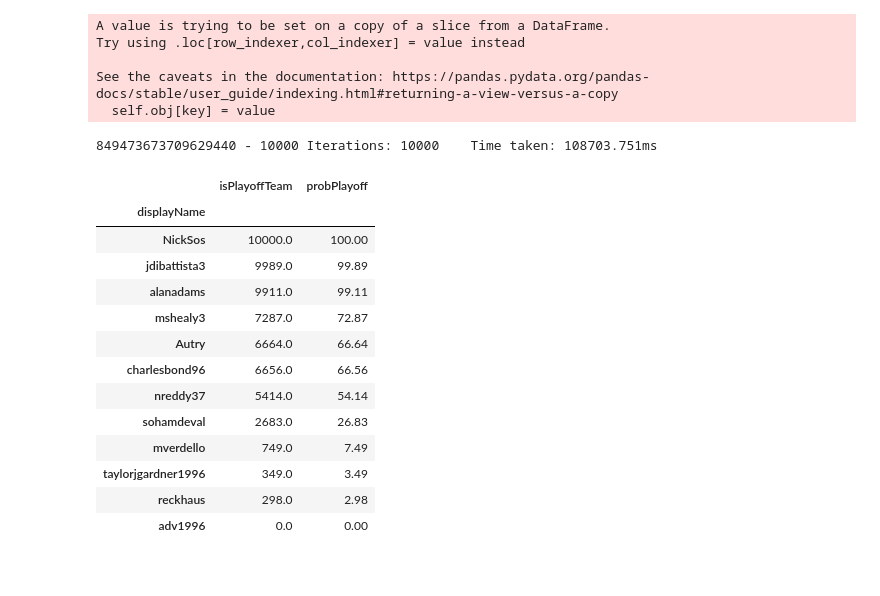
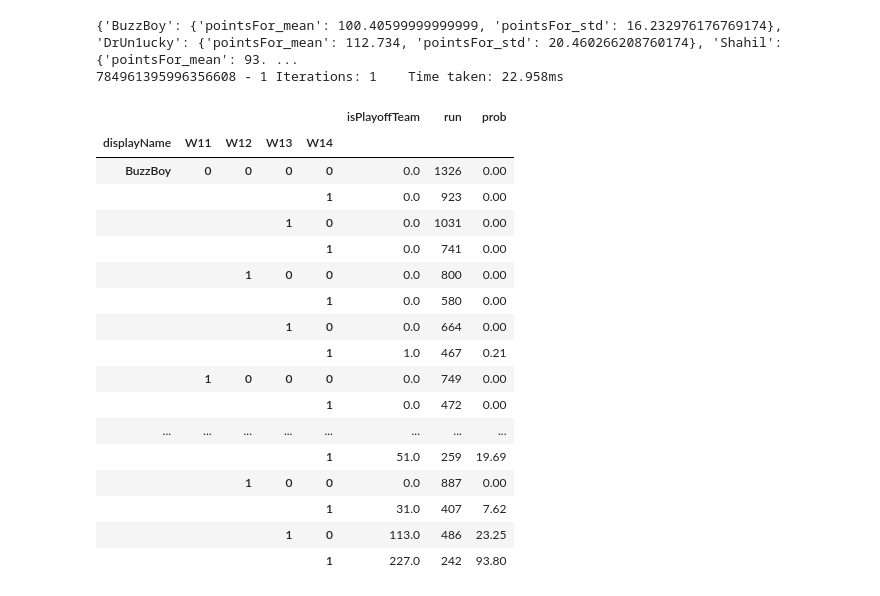
Before and after one commit to adv1996/uff-client, a Jupyter notebook: pipeline/notebooks/sandbox.ipynb, the cells around one changed output. Saved outputs shown, nothing was run; the diff lists cells and outputs as text; code cells hidden in the pictures.

Commit message:
refactor(sandbox): fix playoff simulation code

```diff
--- a/pipeline/notebooks/sandbox.ipynb
+++ b/pipeline/notebooks/sandbox.ipynb
@@ -140,8 +111,6 @@ lookupMapStats = aggregrated_df.to_dict('index')
 # Run 1: Time taken: 52195.011ms ~ todo reduce the time taken...
 import time
 import pandas as pd
-
-
 
 def createSimulation(leagueId, week, num_playoff_teams, runs):
     df = pd.read_csv(f'{leagueId}.csv')
@@ -156,60 +125,58 @@ def createSimulation(leagueId, week, num_playoff_teams, runs):
     aggregrated_df.columns = list(map(lambda x: x[0] + "_" + x[1], aggregrated_df.columns))
     lookupMapStats = aggregrated_df.to_dict('index')
 
-
     start = time.time()
     simulation_df = pd.DataFrame()
     for run in range(0, runs):
         df = simulation(run, upcoming_matches, completed_matches, num_playoff_teams, lookupMapStats)
+        df = df[['run', 'outcome', 'pointsFor', 'isPlayoffTeam', 'W11', 'W12', 'W13', 'W14']]
         simulation_df = pd.concat([simulation_df, df])
     results = simulation_df.groupby('displayName').agg({'isPlayoffTeam': 'sum'})
     results['probPlayoff'] = round(results['isPlayoffTeam'] / runs * 100, 2)
     end = time.time()
 
+    print(lookupMapStats)
     print(f"{leagueId} - {runs} Iterations: {runs}\tTime taken: {(end-start)*10**3:.03f}ms")
-    return results.sort_values(by=['probPlayoff'], ascending=False)
+#     return results.sort_values(by=['probPlayoff'], ascending=False)
+    return simulation_df
 # %%
 import pandas as pd
-pd.set_option('display.max_columns', None) #prevents trailing elipses
-pd.set_option('display.max_rows', None)
 
 LAST_COMPLETED_WEEK = 10
 PLAYOFF_TEAMS = 6
-RUNS = 10000
-
+# RUNS = 10000
+RUNS = 1
 ATL_LEAGUE_ID = 784961395996356608
 TCAN_LEAGUE_ID = 849473673709629440
 DYNASTY_LEAGUE_ID = 870520789705854976
 
-createSimulation(TCAN_LEAGUE_ID, LAST_COMPLETED_WEEK, PLAYOFF_TEAMS, RUNS)
+results = createSimulation(ATL_LEAGUE_ID, LAST_COMPLETED_WEEK, PLAYOFF_TEAMS, RUNS)
 # %% [output]
-A value is trying to be set on a copy of a slice from a DataFrame.
-Try using .loc[row_indexer,col_indexer] = value instead
-
-See the caveats in the documentation: https://pandas.pydata.org/pandas-docs/stable/user_guide/indexing.html#returning-a-view-versus-a-copy
-  self.obj[key] = value
+{'BuzzBoy': {'pointsFor_mean': 100.40599999999999, 'pointsFor_std': 16.232976176769174}, 'DrUn1ucky': {'pointsFor_mean': 112.734, 'pointsFor_std': 20.460266208760174}, 'Shahil': {'pointsFor_mean': 93. ...
+784961395996356608 - 1 Iterations: 1    Time taken: 22.958ms
-849473673709629440 - 10000 Iterations: 10000    Time taken: 108703.751ms
-|  | isPlayoffTeam | probPlayoff |
-| displayName |  |  |
-| NickSos | 10000.0 | 100.00 |
-| jdibattista3 | 9989.0 | 99.89 |
-| alanadams | 9911.0 | 99.11 |
-| mshealy3 | 7287.0 | 72.87 |
-| Autry | 6664.0 | 66.64 |
-| charlesbond96 | 6656.0 | 66.56 |
-| nreddy37 | 5414.0 | 54.14 |
-| sohamdeval | 2683.0 | 26.83 |
-| mverdello | 749.0 | 7.49 |
-| taylorjgardner1996 | 349.0 | 3.49 |
-| reckhaus | 298.0 | 2.98 |
-| adv1996 | 0.0 | 0.00 |
 # %%
-# Experiment: How to calculate playoff leverage
-# Experiment: How to calculate playoff odds from week 1
-# Experiemnt: Compare against remaining strength of schedule..
+splits = results.groupby(['displayName', 'W11', 'W12', 'W13', 'W14']).agg({'isPlayoffTeam': 'sum', 'run': 'count'})
+# splits['probPlayoff'] = round(results['isPlayoffTeam'] / results.shape[0] * 100, 2)
 
-import pandas as pd
+splits['prob'] = round((splits['isPlayoffTeam'] / splits['run']) * 100, 2)
 
-DYNASTY_LEAGUE_ID = 849473673709629440
-
-df = pd.read_csv(f'{DYNASTY_LEAGUE_ID}.csv')
+splits
+# %% [output]
+|  |  |  |  |  | isPlayoffTeam | run | prob |
+| displayName | W11 | W12 | W13 | W14 |  |  |  |
+| BuzzBoy | 0 | 0 | 0 | 0 | 0.0 | 1326 | 0.00 |
+|  |  |  |  | 1 | 0.0 | 923 | 0.00 |
+|  |  |  | 1 | 0 | 0.0 | 1031 | 0.00 |
+|  |  |  |  | 1 | 0.0 | 741 | 0.00 |
+|  |  | 1 | 0 | 0 | 0.0 | 800 | 0.00 |
+|  |  |  |  | 1 | 0.0 | 580 | 0.00 |
+|  |  |  | 1 | 0 | 0.0 | 664 | 0.00 |
+|  |  |  |  | 1 | 1.0 | 467 | 0.21 |
+|  | 1 | 0 | 0 | 0 | 0.0 | 749 | 0.00 |
+|  |  |  |  | 1 | 0.0 | 472 | 0.00 |
+| ... | ... | ... | ... | ... | ... | ... | ... |
+|  |  |  |  | 1 | 51.0 | 259 | 19.69 |
+|  |  | 1 | 0 | 0 | 0.0 | 887 | 0.00 |
+|  |  |  |  | 1 | 31.0 | 407 | 7.62 |
+|  |  |  | 1 | 0 | 113.0 | 486 | 23.25 |
+|  |  |  |  | 1 | 227.0 | 242 | 93.80 |
```
Also changed, not shown: parts of 2 cells of this notebook, 2 other files.
